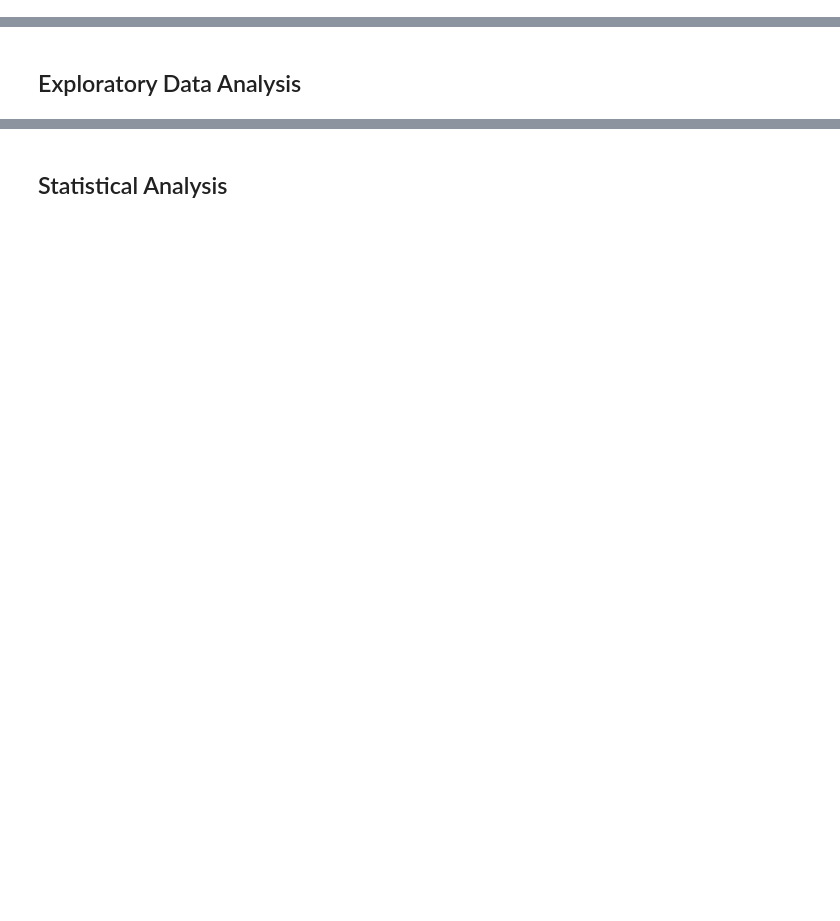
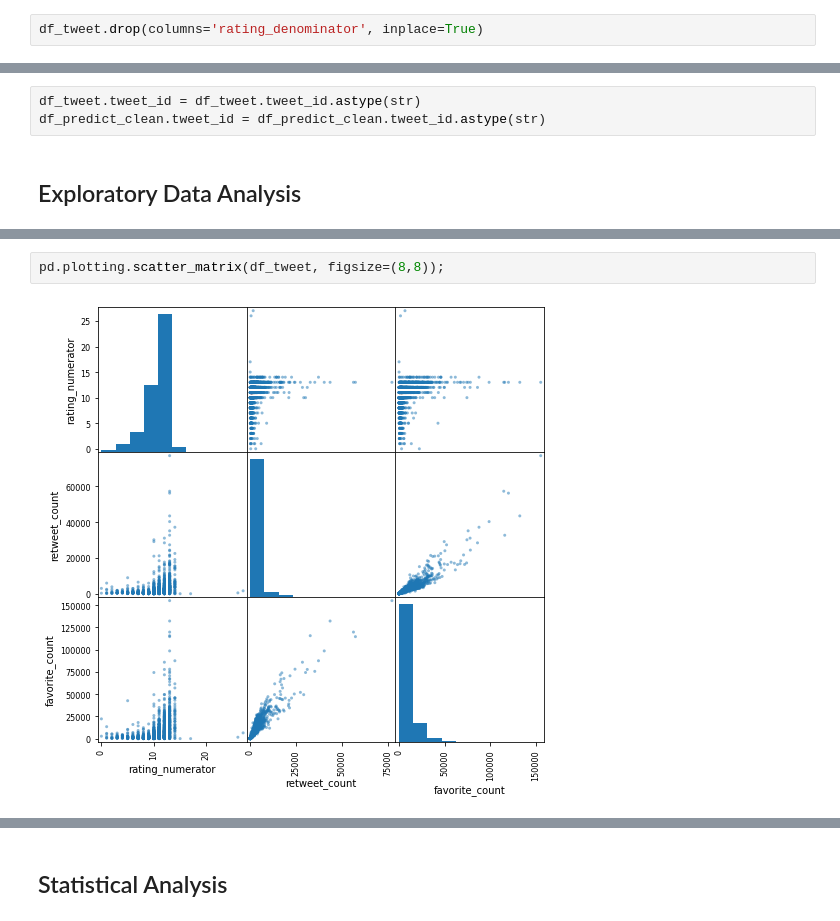
Before and after one commit to shwangelmer/udacityDANDproject5, a Jupyter notebook: wrangle_act.ipynb, the cells around one changed output, grey strips where cells are left out. Drawn from its saved outputs; the diff is of its cells as text; blank space fills up the shorter version.

Commit message:
Complete exploratory data analysis
Also made minor adjustments to the data assessment and cleaning stages by adding a few more items found necessary later.

```diff
--- a/wrangle_act.ipynb
+++ b/wrangle_act.ipynb
@@ -469,0 +472,2 @@ df_tweet.shape
+# %%
+df_tweet.drop(columns='rating_denominator', inplace=True)
@@ -470,3 +487,6 @@ df_tweet.shape
+# %%
+df_tweet.tweet_id = df_tweet.tweet_id.astype(str)
+df_predict_clean.tweet_id = df_predict_clean.tweet_id.astype(str)
 # %% [markdown]
 <a id='eda'></a>
 ## Exploratory Data Analysis
@@ -472,0 +519,4 @@ df_tweet.shape
+# %%
+pd.plotting.scatter_matrix(df_tweet, figsize=(8,8));
+# %% [output]
+[figure, added]
```
Also changed, not shown: parts of 22 cells of this notebook.
